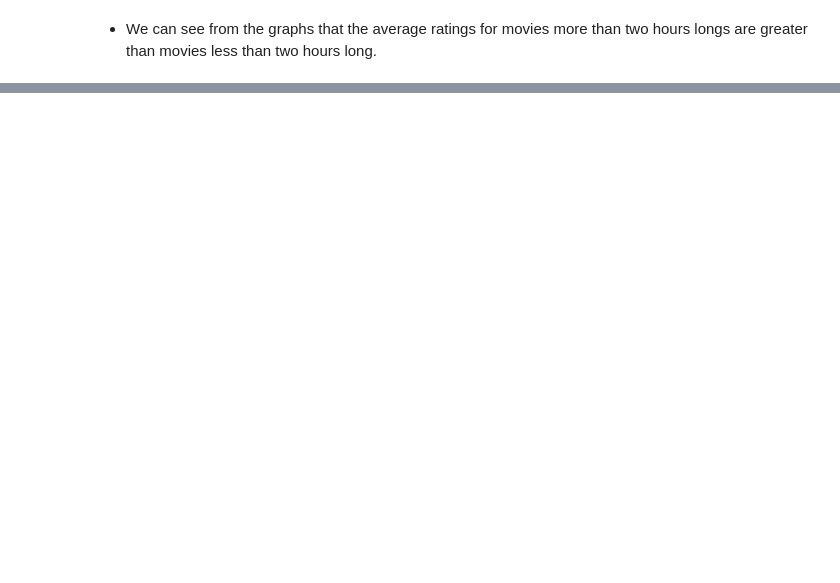
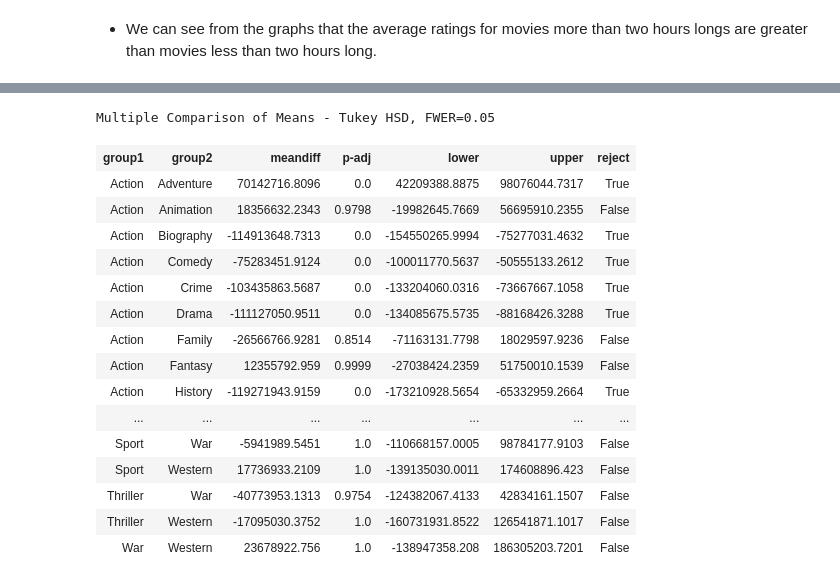
Before and after one commit to bustyAI/Movie-Project, a Jupyter notebook: Part 4 Hypothesis Testing.ipynb, the cells around one changed output, grey strips where cells are left out. Drawn from its saved outputs; the diff is of its cells as text; code cells hidden in the pictures; blank space fills up the shorter version.

```diff
--- a/Part 4 Hypothesis Testing.ipynb
+++ b/Part 4 Hypothesis Testing.ipynb
@@ -420,0 +426,8 @@ fig.suptitle("Comparison of Rating by Movie Length");
+# %%
+q = """SELECT b.primaryTitle, g.Genre_Name, t.revenue
+       FROM title_genres AS tg
+       JOIN genres AS g ON tg.genre_id = g.Genre_ID
+       JOIN tmdb_data AS t ON  tg.tconst = t.imdb_id
+       JOIN title_basics AS b ON t.imdb_id = b.tconst
+       WHERE t.revenue > 0"""
+movie_df = pd.read_sql(q, engine)
@@ -420,0 +561,24 @@ fig.suptitle("Comparison of Rating by Movie Length");
+# %%
+values = movie_df["revenue"]
+labels = movie_df["Genre_Name"]
+# %%
+tukeys_results = pairwise_tukeyhsd(values, labels)
+tukeys_results.summary()
+# %% [output]
+Multiple Comparison of Means - Tukey HSD, FWER=0.05
+| group1 | group2 | meandiff | p-adj | lower | upper | reject |
+| Action | Adventure | 70142716.8096 | 0.0 | 42209388.8875 | 98076044.7317 | True |
+| Action | Animation | 18356632.2343 | 0.9798 | -19982645.7669 | 56695910.2355 | False |
+| Action | Biography | -114913648.7313 | 0.0 | -154550265.9994 | -75277031.4632 | True |
+| Action | Comedy | -75283451.9124 | 0.0 | -100011770.5637 | -50555133.2612 | True |
+| Action | Crime | -103435863.5687 | 0.0 | -133204060.0316 | -73667667.1058 | True |
+| Action | Drama | -111127050.9511 | 0.0 | -134085675.5735 | -88168426.3288 | True |
+| Action | Family | -26566766.9281 | 0.8514 | -71163131.7798 | 18029597.9236 | False |
+| Action | Fantasy | 12355792.959 | 0.9999 | -27038424.2359 | 51750010.1539 | False |
+| Action | History | -119271943.9159 | 0.0 | -173210928.5654 | -65332959.2664 | True |
+| ... | ... | ... | ... | ... | ... | ... |
+| Sport | War | -5941989.5451 | 1.0 | -110668157.0005 | 98784177.9103 | False |
+| Sport | Western | 17736933.2109 | 1.0 | -139135030.0011 | 174608896.423 | False |
+| Thriller | War | -40773953.1313 | 0.9754 | -124382067.4133 | 42834161.1507 | False |
+| Thriller | Western | -17095030.3752 | 1.0 | -160731931.8522 | 126541871.1017 | False |
+| War | Western | 23678922.756 | 1.0 | -138947358.208 | 186305203.7201 | False |
```
Also changed, not shown: parts of 32 cells of this notebook.
